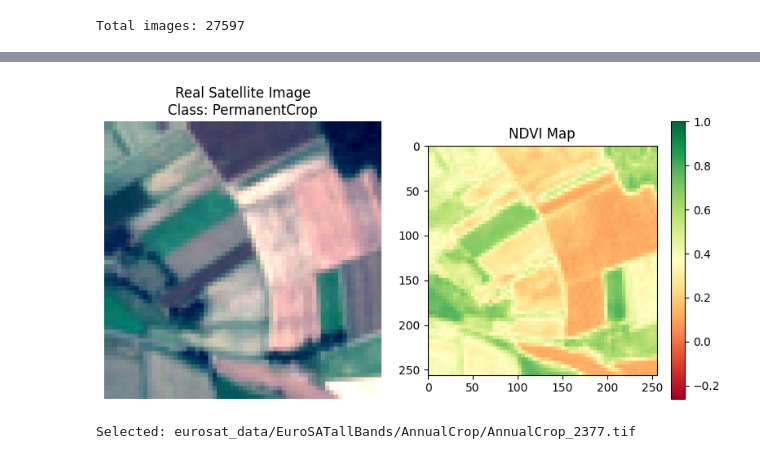
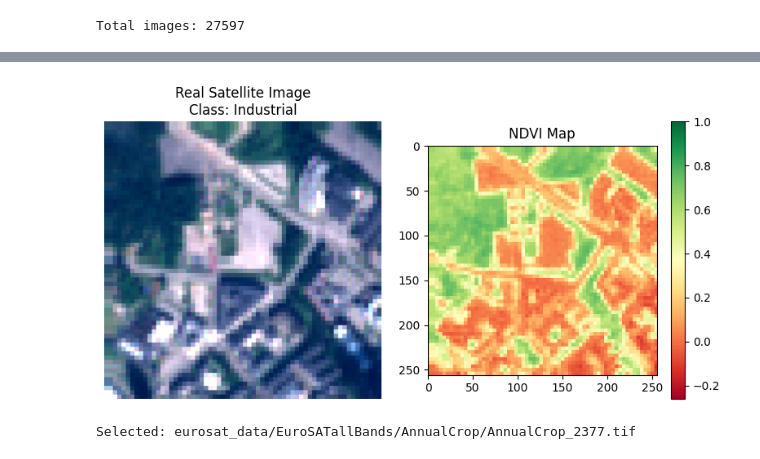
Before and after one commit to Sanjay-Chauhan52/Satellite-Based-Geospatial-Characterization-using-NDVI, a Jupyter notebook: notebook.ipynb, the cells around one changed output, grey strips where cells are left out. Cells and saved outputs as stored; diff of their text form; code cells hidden in the pictures.

```diff
--- a/notebook.ipynb
+++ b/notebook.ipynb
@@ -186,7 +244,7 @@ import numpy as np
 import matplotlib.pyplot as plt
 import cv2
 
-file_path, label = data[2000]
+file_path, label = data[23000]
 
 with rasterio.open(file_path) as ds:
     blue = ds.read(2).astype(float)
@@ -200,35 +258,35 @@ if red.max() > 1:
     red /= 10000.0
     nir /= 10000.0
 
 rgb = np.dstack((red, green, blue))
 
 p2, p98 = np.percentile(rgb, (2, 98))
 rgb = (rgb - p2) / (p98 - p2 + 1e-10)
 rgb = np.clip(rgb, 0, 1)
 
 ndvi = (nir - red) / (nir + red + 1e-10)
 ndvi = np.clip(ndvi, -1, 1)
 
 scale_size = 256
 
 rgb_up = cv2.resize(rgb, (scale_size, scale_size), interpolation=cv2.INTER_NEAREST)
 ndvi_up = cv2.resize(ndvi, (scale_size, scale_size), interpolation=cv2.INTER_NEAREST)
 plt.figure(figsize=(8,4))
 
 plt.subplot(1,2,1)
 plt.imshow(rgb_up)
 plt.title(f"Real Satellite Image\nClass: {label}")
 plt.axis('off')
 
 plt.subplot(1,2,2)
-plt.imshow(ndvi_up, cmap='RdYlGn', vmin=-0.26, vmax=1)
+plt.imshow(ndvi_up, cmap='RdYlGn', vmin=-0.26, vmax=1)  #keeping -0.26 for better visualization (generally its -1)
 plt.title("NDVI Map")
 plt.colorbar()
 
 plt.tight_layout()
 plt.show()
 # %% [output]
-[figure, old version]
+[figure, new version]
 # %%
 import rasterio
 import numpy as np
```
Also changed, not shown: parts of 38 cells of this notebook.
